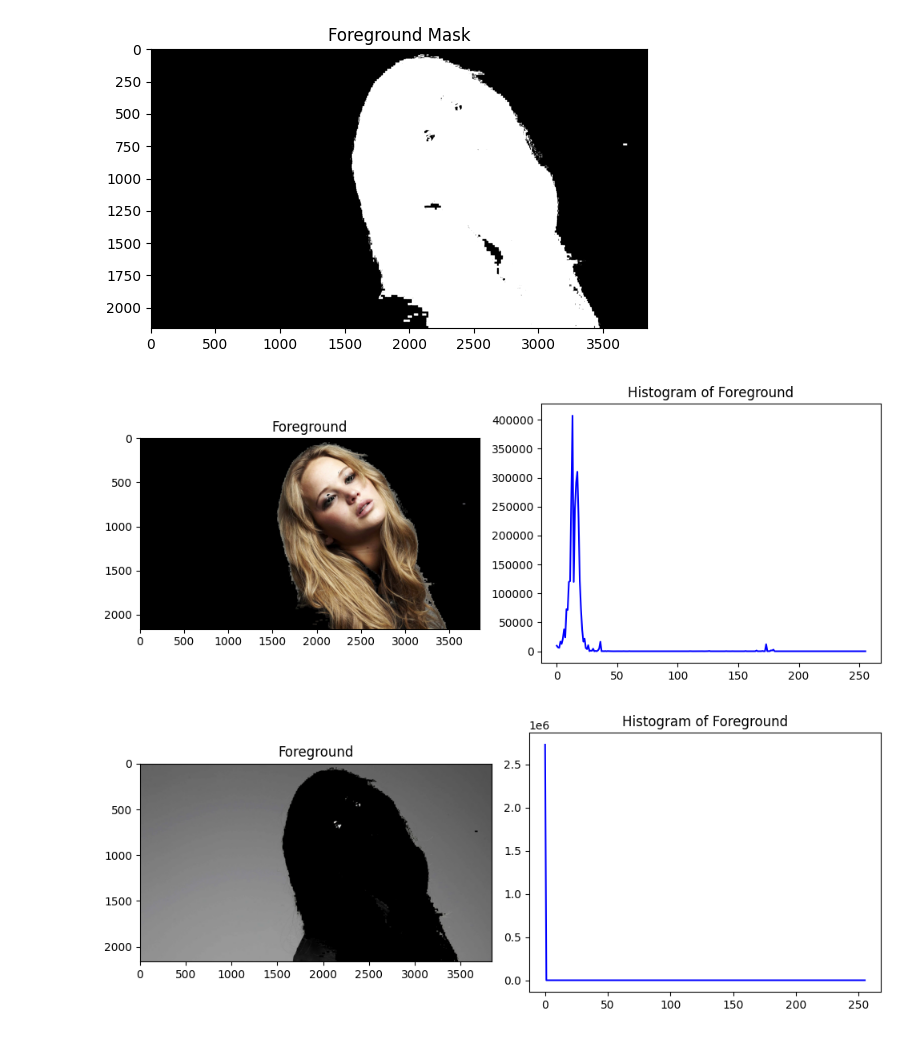
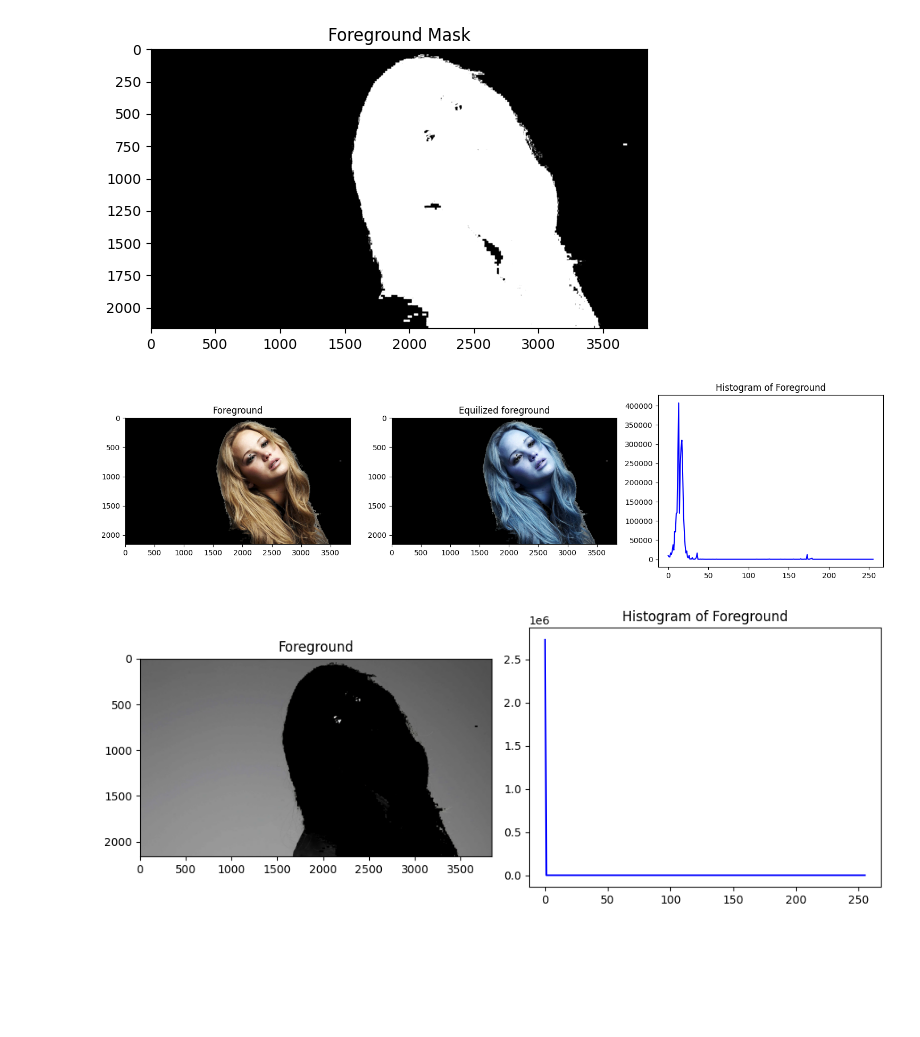
Before and after one commit to KavinduKariyawasam/Image_Processing, a Jupyter notebook: 200289U.ipynb, the cells around one changed output. Saved outputs shown, nothing was run; the diff lists cells and outputs as text; code cells hidden in the pictures; blank space fills up the shorter version.

```diff
--- a/200289U.ipynb
+++ b/200289U.ipynb
@@ -327,24 +314,50 @@ plt.show()
 # %%
 h_foreground = cv.bitwise_and(hue, hue, mask=mask)
 s_foreground = cv.bitwise_and(saturation, saturation, mask=mask)
 v_foreground = cv.bitwise_and(value, value, mask=mask)
 foreground = cv.merge((h_foreground, s_foreground, v_foreground))
 img_foreground = cv.cvtColor(foreground, cv.COLOR_HSV2RGB)
 
-hist_foreground = cv2.calcHist([foreground], [0], mask, [256], [0, 256])
-
-f, ax = plt.subplots(1,2 , figsize = (10,4))
+f, ax = plt.subplots(1,3 , figsize = (15,4))
 # Display the histogram
 ax[0].imshow(img_foreground)
 ax[0].set_title('Foreground')
 
-ax[1].plot(hist_foreground, color='blue')
-ax[1].set_title('Histogram of Foreground')
+B, G, R = cv.split(img_foreground)
+height, width = img_foreground.shape[:2]
+MN = height * width
+L = 256
+color = ('b', 'g', 'r')
+color_palate = np.array([])
+
+for i, c in enumerate(color):
+    hist_orig = cv.calcHist([img_foreground], [i], None, [256], [0, 256])
+    np.set_printoptions(precision=8, suppress=True)
+    hist_cumsum = np.cumsum(hist_orig)
+    hist_cumsum = hist_cumsum * ((L-1) / MN)
+    rounded_array = np.round(hist_cumsum).astype(int)
+    color_palate = np.append(color_palate, rounded_array)
+equalize_B = cv.LUT(B, color_palate[0:256])
+equalize_G = cv.LUT(G, color_palate[256:512])
+equalize_R = cv.LUT(R, color_palate[512:768])
+
+img_equalize = cv.merge((equalize_B, equalize_G, equalize_R))
+img_equalize = img_equalize.astype(np.uint8)  # Convert to np.uint8
+img_equalize = cv.cvtColor(img_equalize, cv.COLOR_BGR2RGB)
+img_foreground = cv.cvtColor(img_foreground, cv.COLOR_BGR2RGB)
+
+hist_foreground = cv2.calcHist([foreground], [0], mask, [256], [0, 256])
+
+ax[1].imshow(img_foreground)
+ax[1].set_title('Equilized foreground')
+
+ax[2].plot(hist_foreground, color='blue')
+ax[2].set_title('Histogram of Foreground')
 
 plt.tight_layout()
 plt.show()
 # %% [output]
-[figure, old version]
+[figure, new version]
 # %%
 h_background = cv.bitwise_and(hue, hue, mask=~mask)
 s_background = cv.bitwise_and(saturation, saturation, mask=~mask)
```
Also changed, not shown: parts of 11 cells of this notebook, 1 other file.
